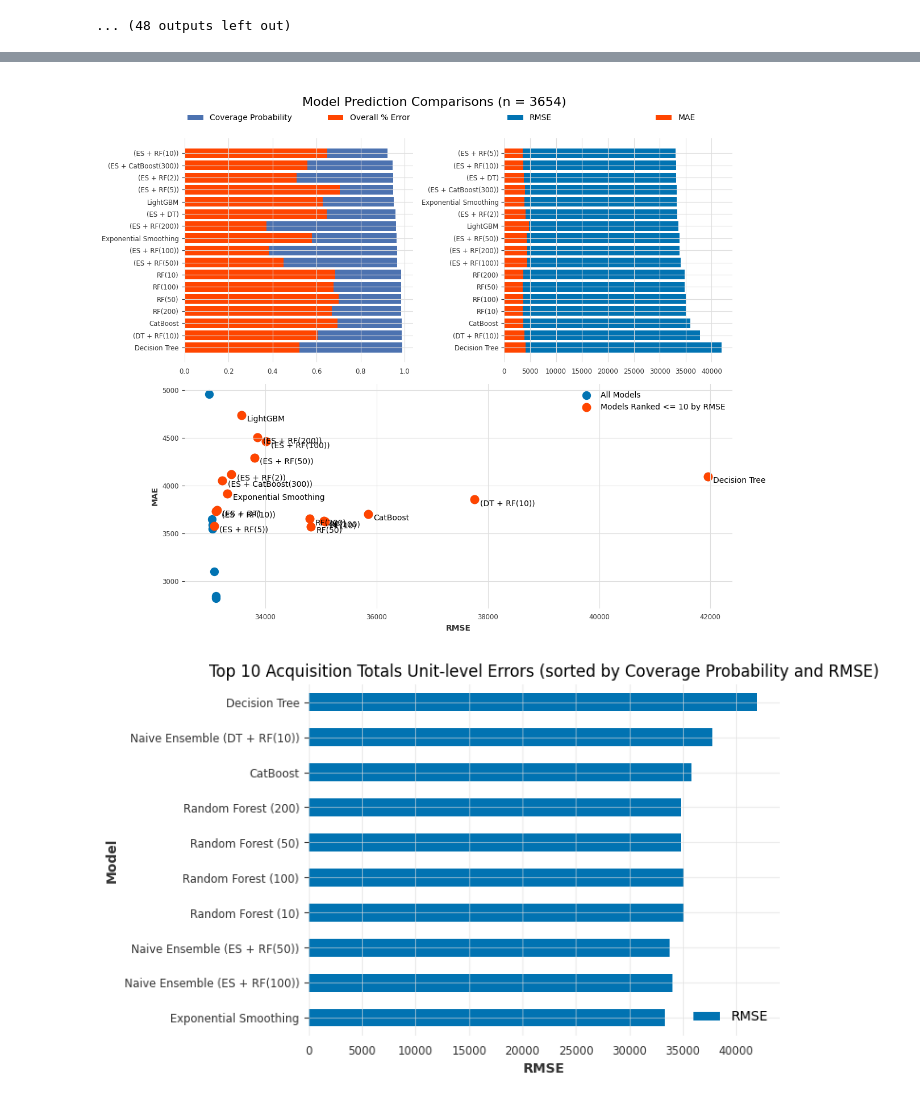
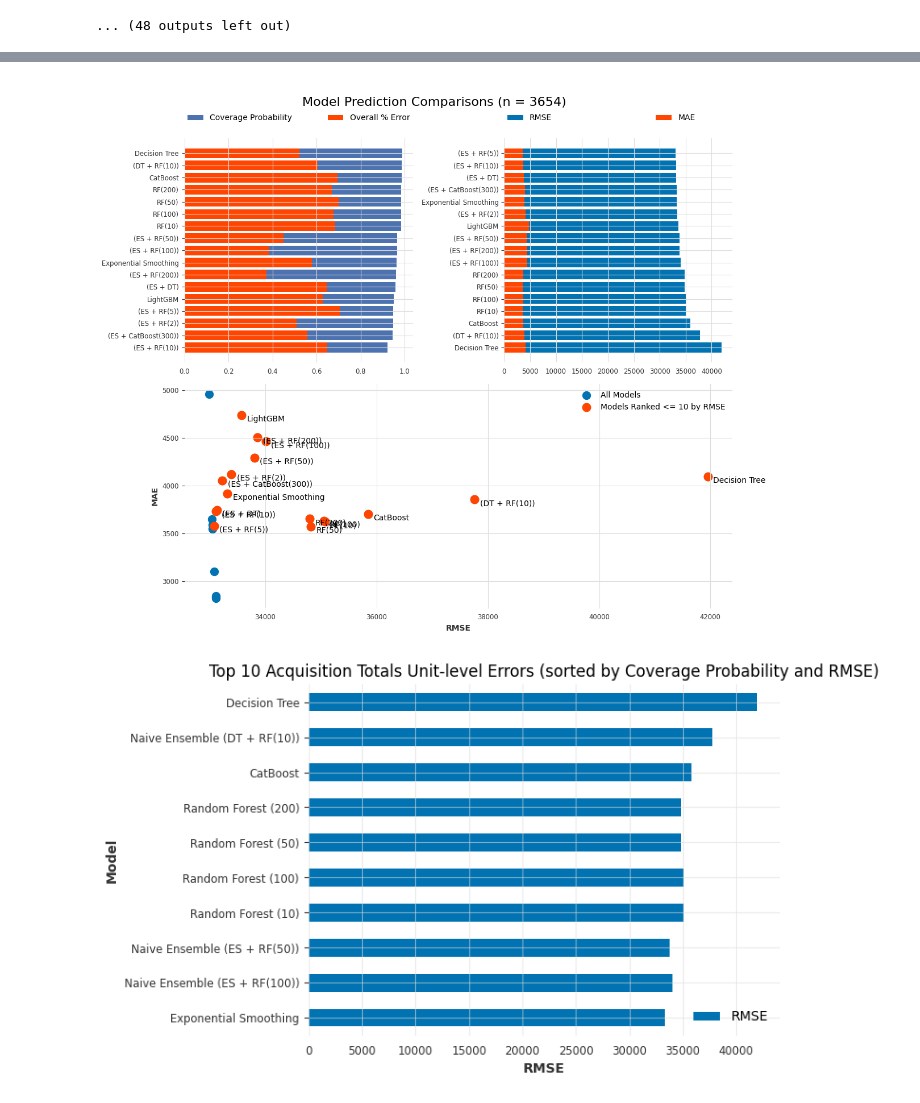
Before and after one commit to marisol-yake/MMM-museum-analytics, a Jupyter notebook: examples/NYC_MoMA_Example/Collections Time Series Forecasting.ipynb, the cells around one changed output, grey strips where cells are left out. Cells and saved outputs as stored; diff of their text form; code cells hidden in the pictures.

```diff
--- a/examples/NYC_MoMA_Example/Collections Time Series Forecasting.ipynb
+++ b/examples/NYC_MoMA_Example/Collections Time Series Forecasting.ipynb
@@ -495,6 +495,7 @@ validation_data = pd.read_csv("ML_Model_Validation_Data.csv", index_col = 0)
 fig, axs = plt.subplots(2, 2, figsize=(12, 10))
 
 plt.suptitle(f"\nModel Prediction Comparisons (n = {top_10['n-Predictions'].values[0]})", fontsize = 16)
+top_10 = top_10.sort_values(["Coverage Probability", "OPE"])
 axs[0, 0].barh(data = top_10, width = "Coverage Probability", y = "Model",
                color = sns.color_palette("deep")[0])
 axs[0, 0].barh(data = top_10, width = "OPE", y = "Model",
@@ -508,34 +509,34 @@ axs[0, 0].legend(bbox_to_anchor=(0., 1.02, 1., .102), loc="upper left",
 # too many predictions to plot Models (10) by each set of predictions (3654-long).
 # also some values are negative, making it harder to plot.
 # sns.histplot(data = top_10, x = "Predictions", hue = "Model", multiple = "stack", ax = axs[1, 1], log_scale = True)
 # axs[1, 1].hist(validation_data, log = True, color = sns.color_palette("deep")[0])
 
 top_10 = top_10.sort_values("RMSE", ascending = False)
 axs[0, 1].barh(data = top_10, y = "Model", width = "RMSE")
 axs[0, 1].barh(data = top_10, y = "Model", width = "MAE", color="orangered")
 axs[0, 1].legend(bbox_to_anchor=(0., 1.02, 0.85, .102), loc="upper left",
            ncol=2, mode="expand", borderaxespad=0, labels = ["RMSE", "MAE"])
 
 axs_bottom = fig.add_subplot(2, 1, 2)
 axs_bottom.scatter(data = results, x = "RMSE", y = "MAE",
                    s = 100, norm = "log")
 axs_bottom.scatter(data = top_10, x = "RMSE", y = "MAE",
                    s = 110, norm = "log", color = "orangered")
 axs_bottom.legend(labels = ["All Models", "Models Ranked <= 10 by RMSE"])
 axs_bottom.set_xlabel("RMSE")
 axs_bottom.set_ylabel("MAE")
 for index, row in top_10.iterrows():
     axs_bottom.text(row["RMSE"] + 100, row["MAE"], row["Model"],
                     fontsize = 10, va="top", ha="left")
 
 axs[1, 1].remove()
 axs[1, 0].remove()
 
 plt.tight_layout()
 plt.show()
 plt.close()
 # %% [output]
-[figure, old version]
+[figure, new version]
 # %%
 # Top 10 models with a Coverage Probability over 10%
 # How to add Coverage Probability label onto bars?
```
Also changed, not shown: parts of 2 cells of this notebook, 2 other files.
